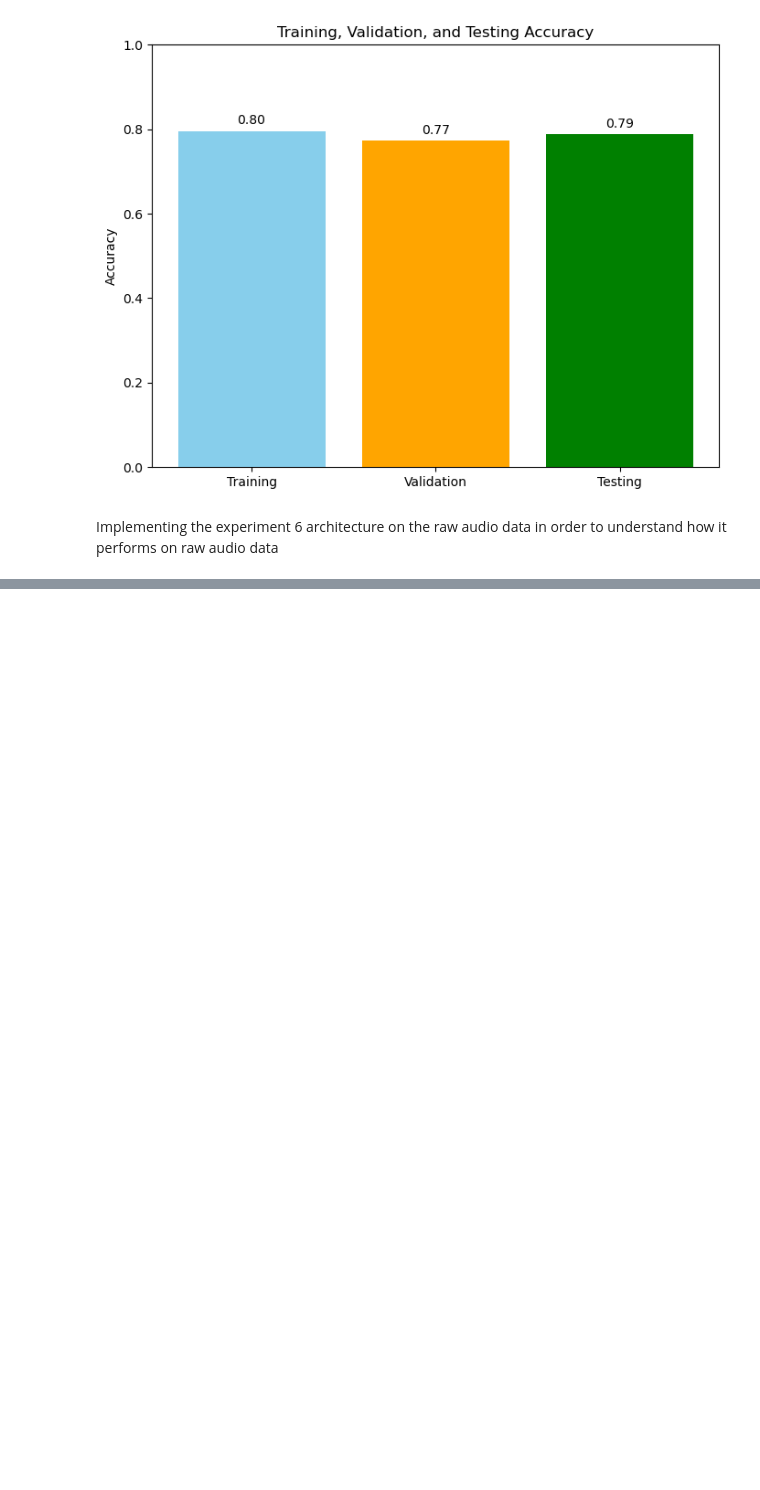
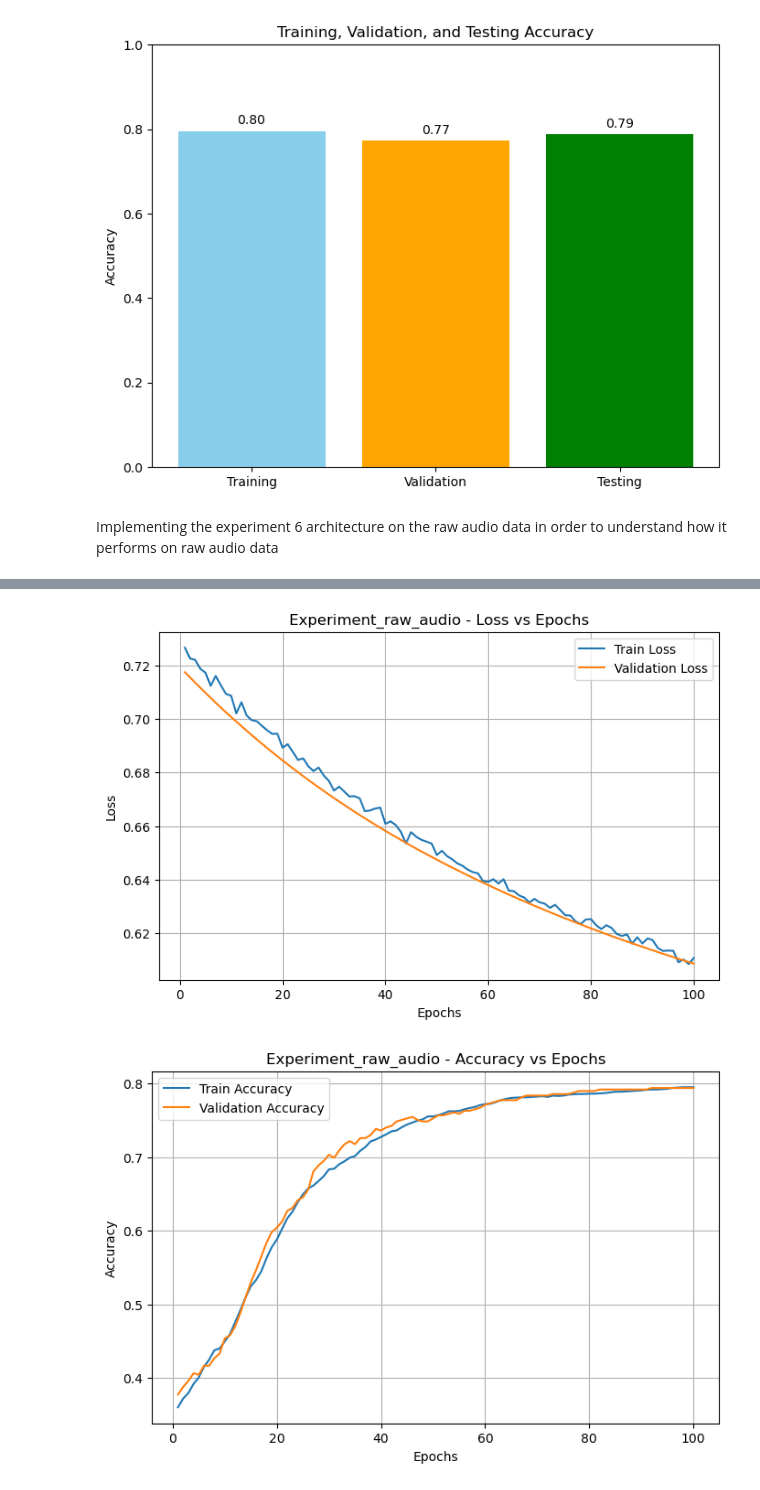
Before and after one commit to sania8/ProgrammingAndMathsforAI, a Jupyter notebook: Task1-NN_Implementation.ipynb, the cells around one changed output, grey strips where cells are left out. Drawn from its saved outputs; the diff is of its cells as text; code cells hidden in the pictures; blank space fills up the shorter version.

```diff
--- a/Task1-NN_Implementation.ipynb
+++ b/Task1-NN_Implementation.ipynb
@@ -914,0 +1052,5 @@ Implementing the experiment 6 architecture on the raw audio data in order to und
+# %%
+plot_experiment_history(Experiment_audio, title_prefix="Experiment_raw_audio")
+# %% [output]
+[figure, added]
+[figure, added]
```
Also changed, not shown: parts of 9 cells of this notebook.
